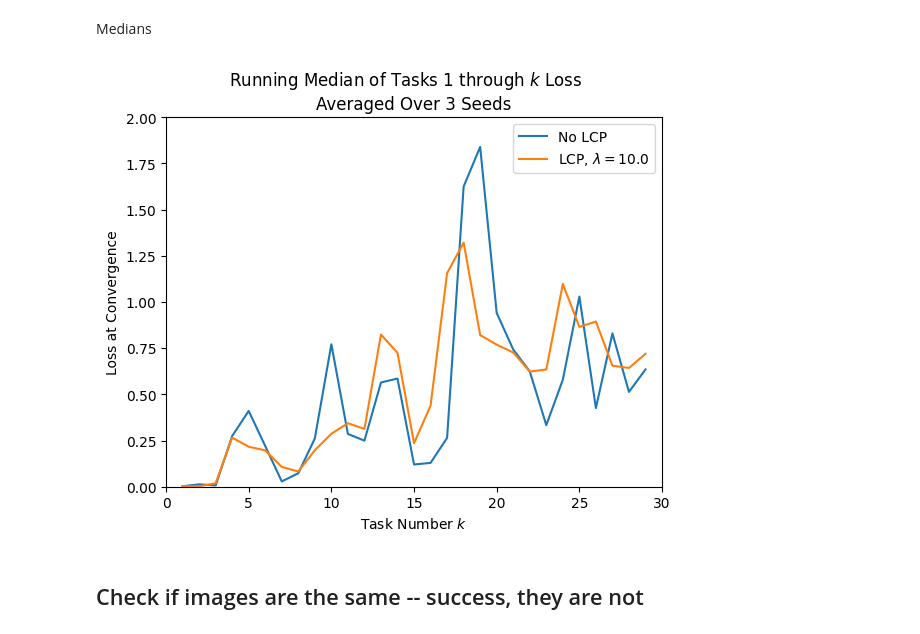
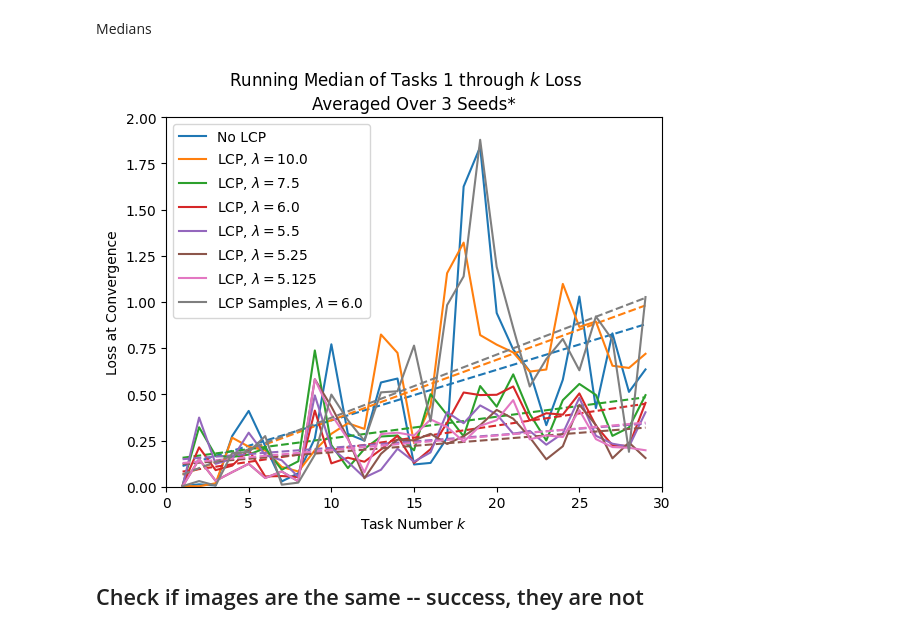
Before and after one commit to atkirtland/learning-2-learn, a Jupyter notebook: analysis/running-avg_2023-10-11.ipynb, the cells around one changed output. Saved outputs shown, nothing was run; the diff lists cells and outputs as text; code cells hidden in the pictures.

```diff
--- a/analysis/running-avg_2023-10-11.ipynb
+++ b/analysis/running-avg_2023-10-11.ipynb
@@ -23,0 +26,11 @@ def find_directories_ending_with(path, suffix):
+# %%
+names = [
+ ('plain', 'No LCP'),
+ ('lcp10.0', 'LCP, $λ=10.0$'),
+ ('lcp7.5', 'LCP, $λ=7.5$'),
+ ('lcp6.0', 'LCP, $λ=6.0$'),
+ ('lcp5.5', 'LCP, $λ=5.5$'),
+ ('lcp5.25', 'LCP, $λ=5.25$'),
+ ('lcp5.125', 'LCP, $λ=5.125$'),
+ ('lcp6.0sample', 'LCP Samples, $λ=6.0$')
+]
@@ -86,50 +162,58 @@ added = True
 nseeds = 3
 
 plt.figure(facecolor='white')
 plt.xlabel("Task Number $k$")
 plt.ylabel("Loss at Convergence")
 plt.suptitle(f"Running Median of Tasks 1 through $k$ Loss")
-plt.title(f"Averaged Over {nseeds} Seeds")
+plt.title(f"Averaged Over {nseeds} Seeds*")
 plt.xlim([0,30])
 plt.ylim([0,2])
 
-for save_name, print_name in zip(['plain', 'lcp10.0', 'lcp7.5'], ['No LCP', 'LCP, $λ=10.0$', 'LCP, $λ=7.5$']):
+for save_name, print_name in names:
 
     # Store the results for each seed separately
     means_for_each_seed = np.zeros((task_total-1, nseeds))
 
     for i in range(nseeds):
         save_dir = find_directories_ending_with('../data/', save_name+'s'+str(i))[0]
 
         # Get convergence numbers
         conv_f = os.path.join('..', 'data', save_dir, 'conv.txt')
         conv = np.loadtxt(conv_f)
 
-        perfs_f = os.path.join('..', 'data', save_dir, 'perfs', f'{task_total}.pkl')
-        with open(perfs_f,'rb') as fp:
-            perfs = pickle.load(fp)
+        if len(conv) >= 30:
 
-        conv_cumsum = np.cumsum(conv)
-        if added and not (save_name == 'plain' and i == 0):
-            addition = np.arange(50, 50*(len(conv)+1), 50)
-            conv_cumsum = conv_cumsum + addition
+            perfs_f = os.path.join('..', 'data', save_dir, 'perfs', f'{task_total}.pkl')
+            with open(perfs_f,'rb') as fp:
+                perfs = pickle.load(fp)
 
-        for k in range(task_total-1):
-            kth_conv_trial = conv_cumsum[k]
-            kth_conv_trial_idx = perfs['trials'].index(kth_conv_trial)
+            conv_cumsum = np.cumsum(conv)
+            if added and not (save_name == 'plain' and i == 0):
+                addition = np.arange(50, 50*(len(conv)+1), 50)
+                conv_cumsum = conv_cumsum + addition
 
-            perf_taskbytrial = np.array([np.mean(np.array(perfs[i]),axis=1) for i in range(k+1)])
-            # store the mean performance for this seed
-            means_for_each_seed[k, i] = np.median(perf_taskbytrial[:,kth_conv_trial_idx])
+            for k in range(task_total-1):
+                kth_conv_trial = conv_cumsum[k]
+                kth_conv_trial_idx = perfs['trials'].index(kth_conv_trial)
+
+                perf_taskbytrial = np.array([np.mean(np.array(perfs[i]),axis=1) for i in range(k+1)])
+                # store the mean performance for this seed
+                means_for_each_seed[k, i] = np.median(perf_taskbytrial[:,kth_conv_trial_idx])
 
     # Now, take the mean across seeds
     means = np.mean(means_for_each_seed, axis=1)
-    plt.plot(range(1, task_total), means, label=f"{print_name}")
+    x = range(1, task_total)
+    plt.plot(x, means, label=f"{print_name}")
+
+    # Add trend line
+    z = np.polyfit(x, means, 1)
+    p = np.poly1d(z)
+    plt.plot(x, p(x), linestyle="--", color=plt.gca().lines[-1].get_color())
 
 plt.legend()
 plt.show()
 # %% [output]
-[figure, old version]
+[figure, new version]
 # %% [markdown]
 ## Check if images are the same -- success, they are not
 # %%
```
Also changed, not shown: parts of 3 cells of this notebook, 39 other files.
